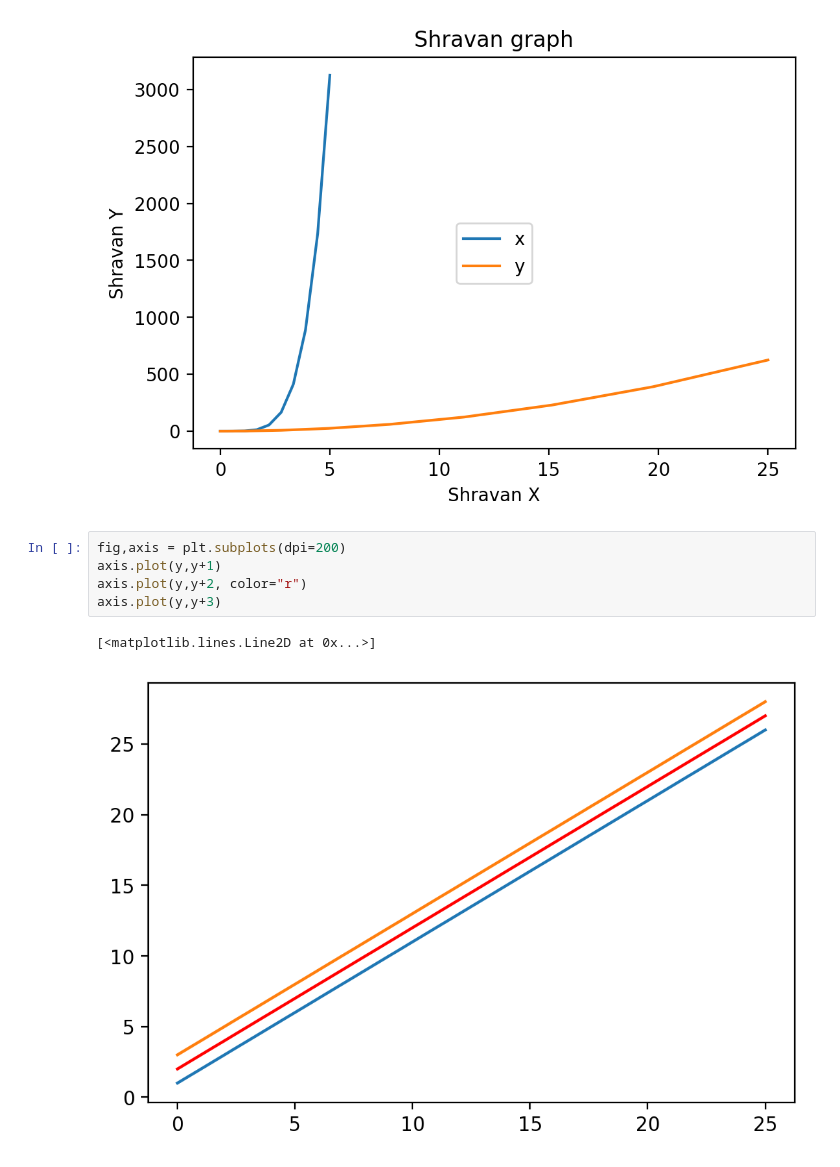
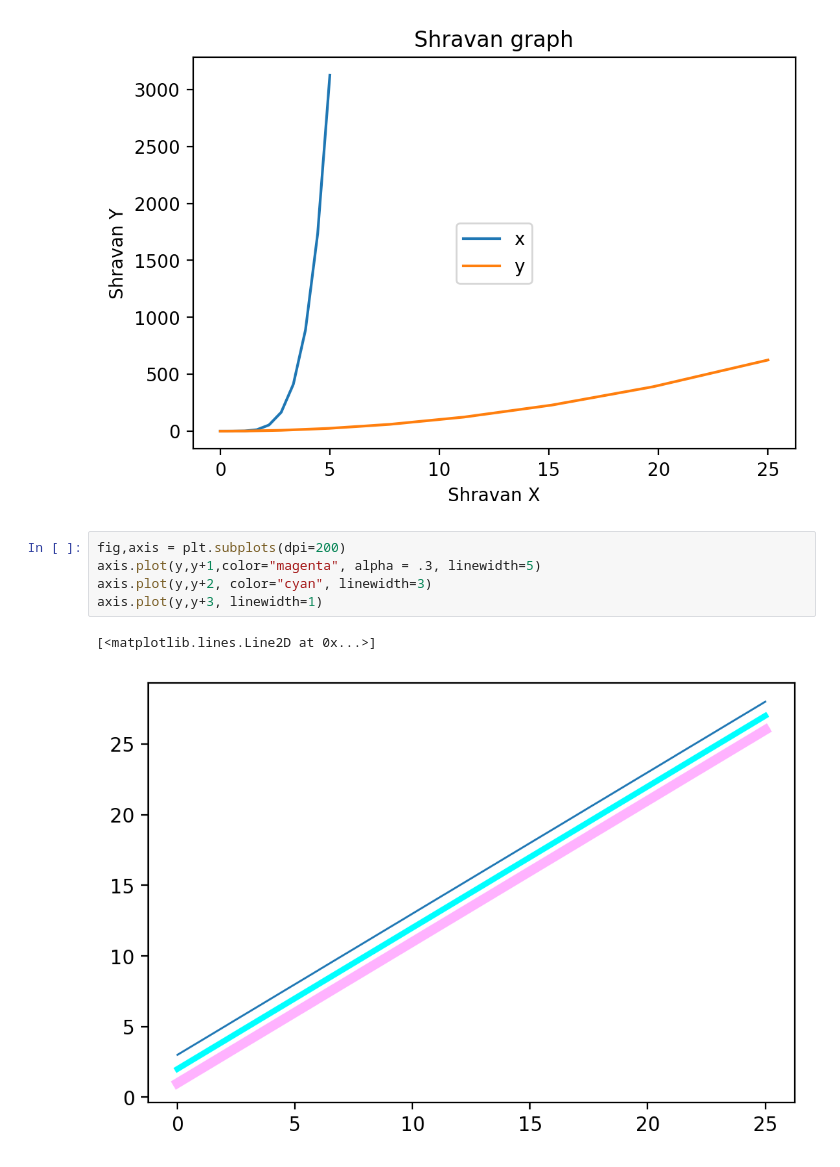
Before and after one commit to ShravanKumar-404/Simplilearn_practice, a Jupyter notebook: python_beginners/matplotlib/test.ipynb, the cells around one changed output. Drawn from its saved outputs; the diff is of its cells as text.

```diff
--- a/python_beginners/matplotlib/test.ipynb
+++ b/python_beginners/matplotlib/test.ipynb
@@ -84,9 +84,9 @@ axis.legend(["x","y"],loc=10)
 [figure]
 # %%
 fig,axis = plt.subplots(dpi=200)
-axis.plot(y,y+1)
-axis.plot(y,y+2, color="r")
-axis.plot(y,y+3)
+axis.plot(y,y+1,color="magenta", alpha = .3, linewidth=5)
+axis.plot(y,y+2, color="cyan", linewidth=3)
+axis.plot(y,y+3, linewidth=1)
 # %% [output]
 [<matplotlib.lines.Line2D at 0x...>]
-[figure, old version]
+[figure, new version]
```
Also changed, not shown: parts of 1 cell of this notebook.
